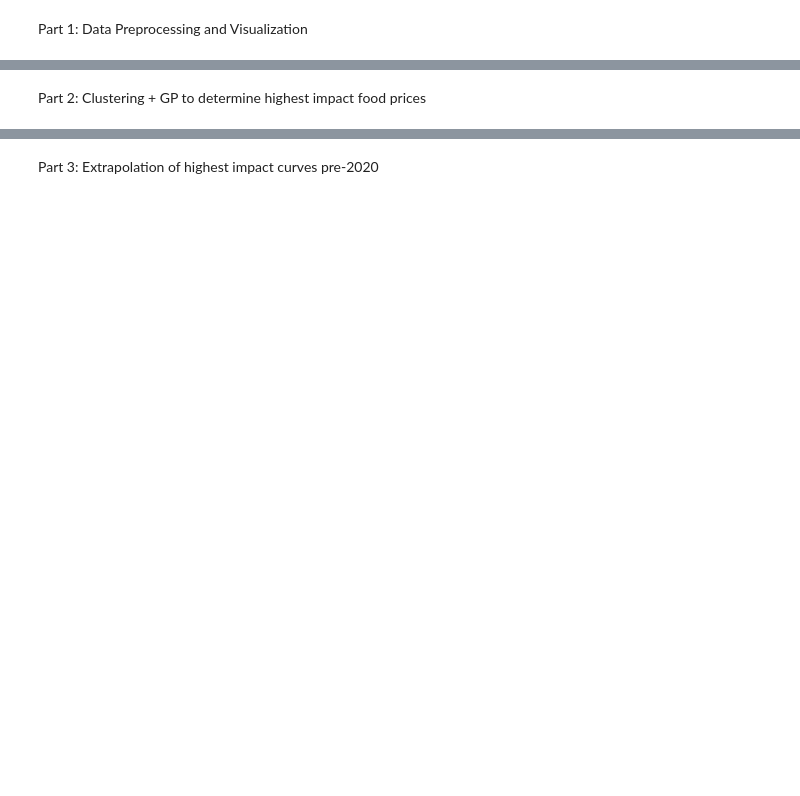
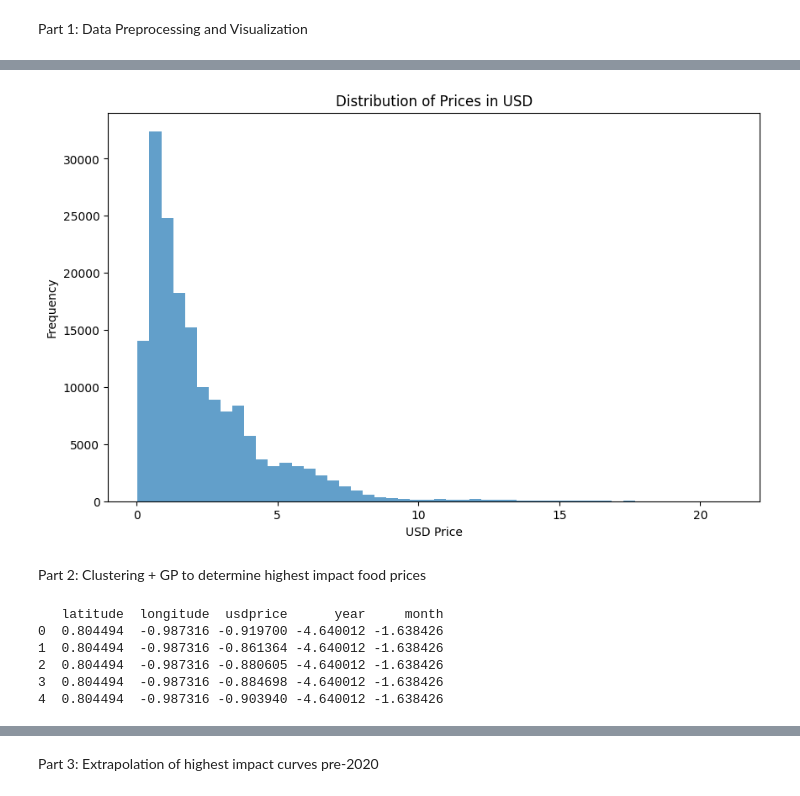
Before and after one commit to jaceroldan/ph-food-market-analysis, a Jupyter notebook: phil_food_prices.ipynb, the cells around one changed output, grey strips where cells are left out. Cells and saved outputs as stored; diff of their text form; code cells hidden in the pictures; blank space fills up the shorter version.

```diff
--- a/phil_food_prices.ipynb
+++ b/phil_food_prices.ipynb
@@ -73,0 +172,10 @@ Part 1: Data Preprocessing and Visualization
+# %%
+# Convert longitude and latitude to numeric, forcing non-numeric values to NaN
+df_wfp['price'] = pd.to_numeric(df_wfp['price'], errors='coerce')
+
+# Drop rows with NaN values in longitude or latitude
+df_wfp_clean = df_wfp.dropna(subset=['price'])
+
+# Verify the cleaning process
+print("\nData after cleaning non-numeric and missing values in longitude and latitude:")
+print(df_wfp_clean[['price']].head())
@@ -73,0 +218,10 @@ Part 1: Data Preprocessing and Visualization
+# %%
+# Convert longitude and latitude to numeric, forcing non-numeric values to NaN
+df_wfp['usdprice'] = pd.to_numeric(df_wfp['usdprice'], errors='coerce')
+
+# Drop rows with NaN values in longitude or latitude
+df_wfp_clean = df_wfp.dropna(subset=['usdprice'])
+
+# Verify the cleaning process
+print("\nData after cleaning non-numeric and missing values in longitude and latitude:")
+print(df_wfp_clean[['usdprice']].head())
@@ -74,2 +236,36 @@ Part 1: Data Preprocessing and Visualization
+# %%
+# Distribution of USD prices
+plt.figure(figsize=(10, 6))
+plt.hist(df_wfp['usdprice'], bins=50, alpha=0.7)
+plt.title('Distribution of Prices in USD')
+plt.xlabel('USD Price')
+plt.ylabel('Frequency')
+plt.show()
+# %% [output]
+[figure, added]
 # %% [markdown]
 Part 2: Clustering + GP to determine highest impact food prices
+# %%
+from sklearn.preprocessing import StandardScaler
+
+# Select relevant features for clustering
+features = ['latitude', 'longitude', 'usdprice', 'year', 'month']
+
+# Drop rows with missing values in the selected features
+df_clustering = df_wfp_clean[features].dropna()
+
+# Normalize the data
+scaler = StandardScaler()
+df_clustering_scaled = scaler.fit_transform(df_clustering)
+
+# Convert the scaled data back to a DataFrame
+df_clustering_scaled = pd.DataFrame(df_clustering_scaled, columns=features)
+
+print(df_clustering_scaled.head())
+# %% [output]
+   latitude  longitude  usdprice      year     month
+0  0.804494  -0.987316 -0.919700 -4.640012 -1.638426
+1  0.804494  -0.987316 -0.861364 -4.640012 -1.638426
+2  0.804494  -0.987316 -0.880605 -4.640012 -1.638426
+3  0.804494  -0.987316 -0.884698 -4.640012 -1.638426
+4  0.804494  -0.987316 -0.903940 -4.640012 -1.638426
```
Also changed, not shown: parts of 16 cells of this notebook.
